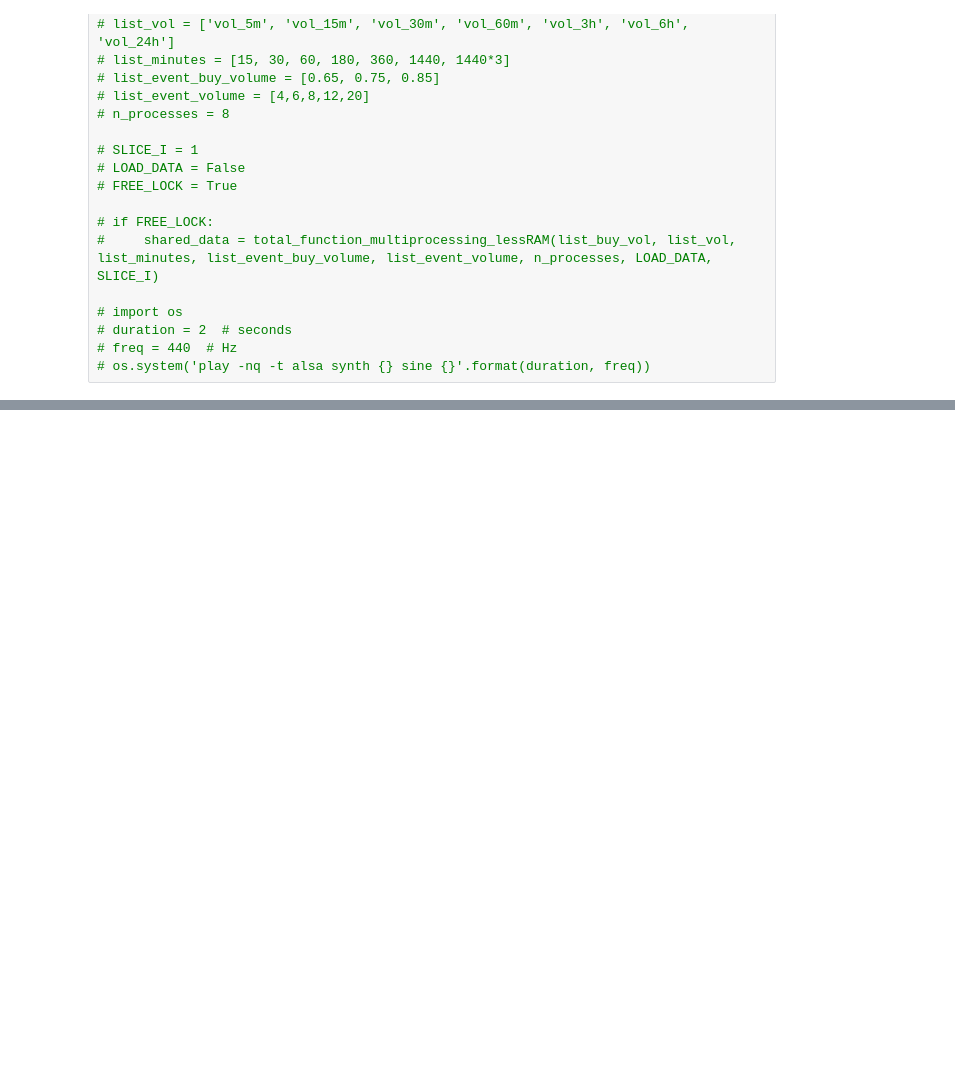
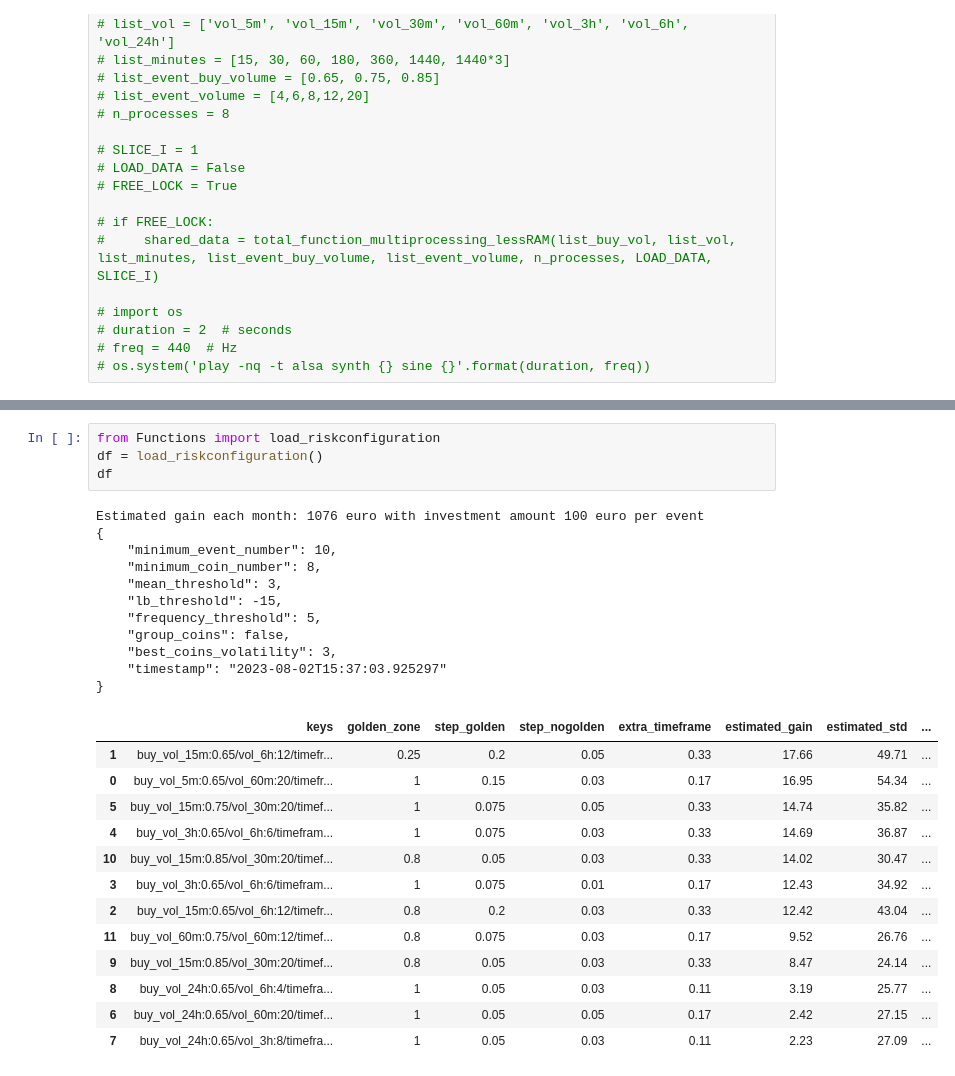
Before and after one commit to albertoRainieri/Crypto_Trading_System, a Jupyter notebook: analysis/Analysis.ipynb, the cells around one changed output, grey strips where cells are left out. Saved outputs shown, nothing was run; the diff lists cells and outputs as text; blank space fills up the shorter version.

```diff
--- a/analysis/Analysis.ipynb
+++ b/analysis/Analysis.ipynb
@@ -181,0 +218,29 @@ response
+# %%
+from Functions import load_riskconfiguration
+df = load_riskconfiguration()
+df
+# %% [output]
+Estimated gain each month: 1076 euro with investment amount 100 euro per event
+{
+    "minimum_event_number": 10,
+    "minimum_coin_number": 8,
+    "mean_threshold": 3,
+    "lb_threshold": -15,
+    "frequency_threshold": 5,
+    "group_coins": false,
+    "best_coins_volatility": 3,
+    "timestamp": "2023-08-02T15:37:03.925297"
+}
+|  | keys | golden_zone | step_golden | step_nogolden | extra_timeframe | estimated_gain | estimated_std | ... |
+| 1 | buy_vol_15m:0.65/vol_6h:12/timefr... | 0.25 | 0.2 | 0.05 | 0.33 | 17.66 | 49.71 | ... |
+| 0 | buy_vol_5m:0.65/vol_60m:20/timefr... | 1 | 0.15 | 0.03 | 0.17 | 16.95 | 54.34 | ... |
+| 5 | buy_vol_15m:0.75/vol_30m:20/timef... | 1 | 0.075 | 0.05 | 0.33 | 14.74 | 35.82 | ... |
+| 4 | buy_vol_3h:0.65/vol_6h:6/timefram... | 1 | 0.075 | 0.03 | 0.33 | 14.69 | 36.87 | ... |
+| 10 | buy_vol_15m:0.85/vol_30m:20/timef... | 0.8 | 0.05 | 0.03 | 0.33 | 14.02 | 30.47 | ... |
+| 3 | buy_vol_3h:0.65/vol_6h:6/timefram... | 1 | 0.075 | 0.01 | 0.17 | 12.43 | 34.92 | ... |
+| 2 | buy_vol_15m:0.65/vol_6h:12/timefr... | 0.8 | 0.2 | 0.03 | 0.33 | 12.42 | 43.04 | ... |
+| 11 | buy_vol_60m:0.75/vol_60m:12/timef... | 0.8 | 0.075 | 0.03 | 0.17 | 9.52 | 26.76 | ... |
+| 9 | buy_vol_15m:0.85/vol_30m:20/timef... | 0.8 | 0.05 | 0.03 | 0.33 | 8.47 | 24.14 | ... |
+| 8 | buy_vol_24h:0.65/vol_6h:4/timefra... | 1 | 0.05 | 0.03 | 0.11 | 3.19 | 25.77 | ... |
+| 6 | buy_vol_24h:0.65/vol_60m:20/timef... | 1 | 0.05 | 0.05 | 0.17 | 2.42 | 27.15 | ... |
+| 7 | buy_vol_24h:0.65/vol_3h:8/timefra... | 1 | 0.05 | 0.03 | 0.11 | 2.23 | 27.09 | ... |
```
Also changed, not shown: parts of 12 cells of this notebook, 2 other files.
